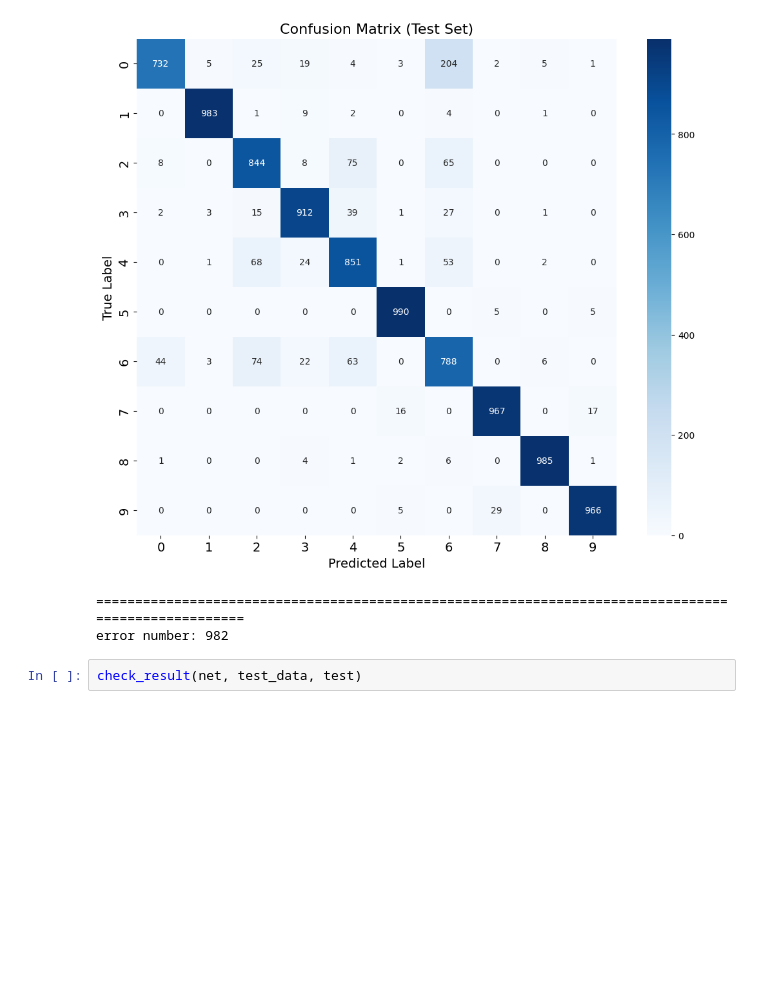
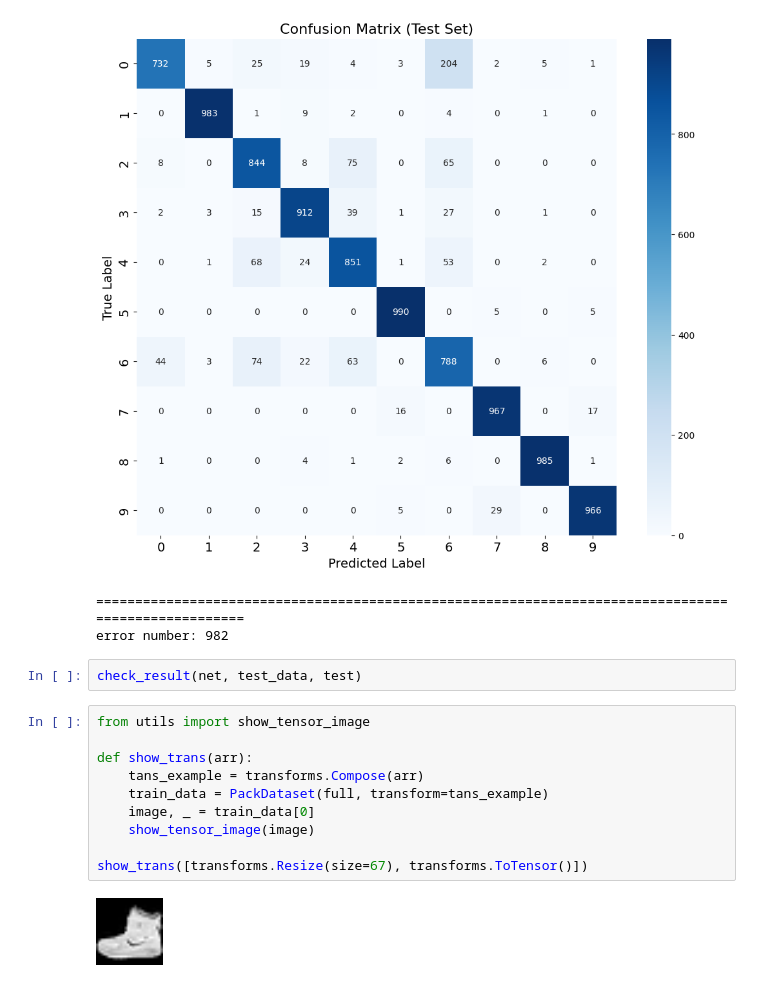
Before and after one commit to hughxusu/lesson-ai, a Jupyter notebook: codes/03-机器视觉/b-经典网络.ipynb, the cells around one changed output. Drawn from its saved outputs; the diff is of its cells as text; blank space fills up the shorter version.

```diff
--- a/codes/03-机器视觉/b-经典网络.ipynb
+++ b/codes/03-机器视觉/b-经典网络.ipynb
@@ -291,3 +299,15 @@ Confusion Matrix:
 error number: 982
 # %%
 check_result(net, test_data, test)
+# %%
+from utils import show_tensor_image
+
+def show_trans(arr):
+    tans_example = transforms.Compose(arr)
+    train_data = PackDataset(full, transform=tans_example)
+    image, _ = train_data[0]
+    show_tensor_image(image)
+
+show_trans([transforms.Resize(size=67), transforms.ToTensor()])
+# %% [output]
+[figure, added]
```
Also changed, not shown: parts of 9 cells of this notebook, 1 other file.
